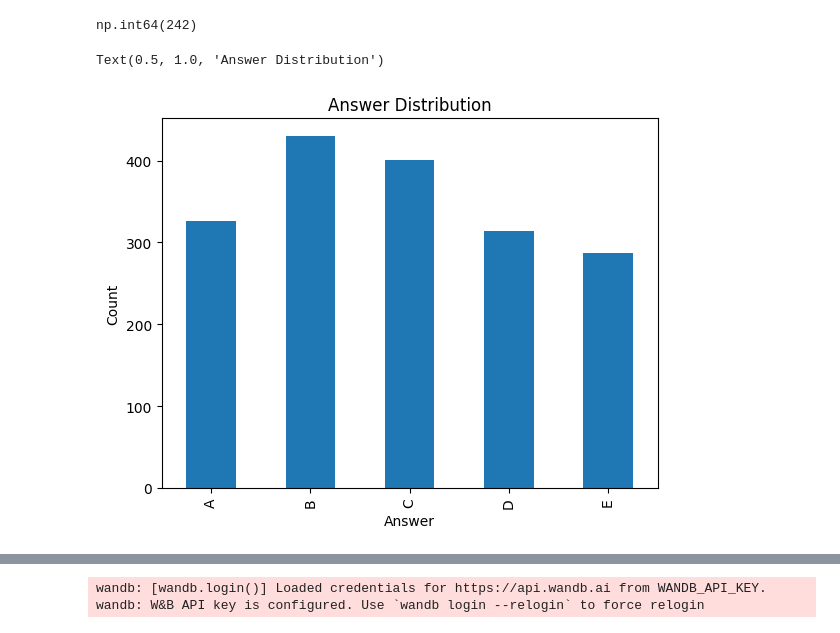
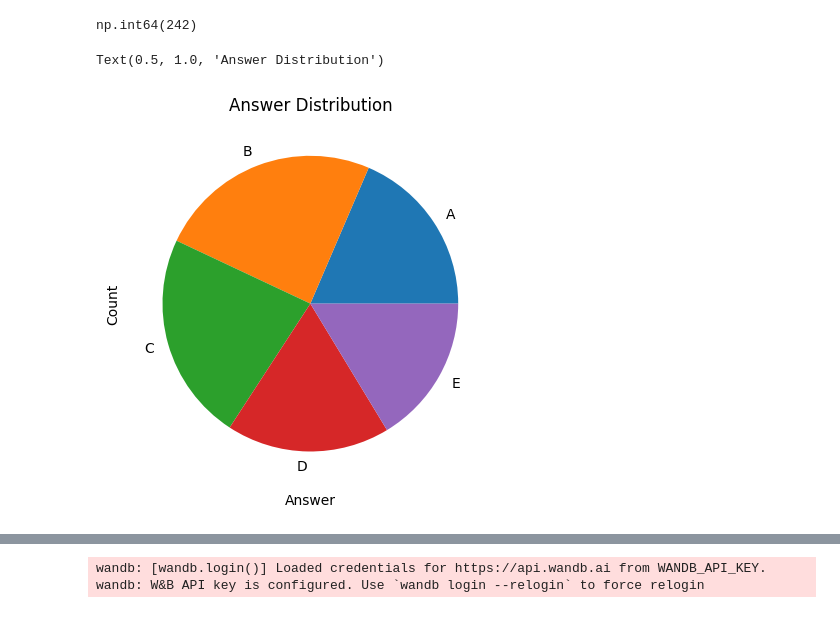
Before and after one commit to 24f2002314/DL-24f2002314-notebook-t22026, a Jupyter notebook: DL-24f2002314-notebook-t22026.ipynb, the cells around one changed output, grey strips where cells are left out. Saved outputs shown, nothing was run; the diff lists cells and outputs as text; code cells hidden in the pictures.

```diff
--- a/DL-24f2002314-notebook-t22026.ipynb
+++ b/DL-24f2002314-notebook-t22026.ipynb
@@ -93,11 +93,11 @@ df=pd.concat([df,overlaps_df],axis=1)
 # %%
 import matplotlib.pyplot as plt
 
 answer=df['answer']
-answer.value_counts().sort_index().plot(kind='bar')
+answer.value_counts().sort_index().plot(kind='pie')
 plt.xlabel('Answer')
 plt.ylabel('Count')
 plt.title('Answer Distribution')
 # %% [output]
 Text(0.5, 1.0, 'Answer Distribution')
-[figure, old version]
+[figure, new version]
```
Also changed, not shown: parts of 15 cells of this notebook.
